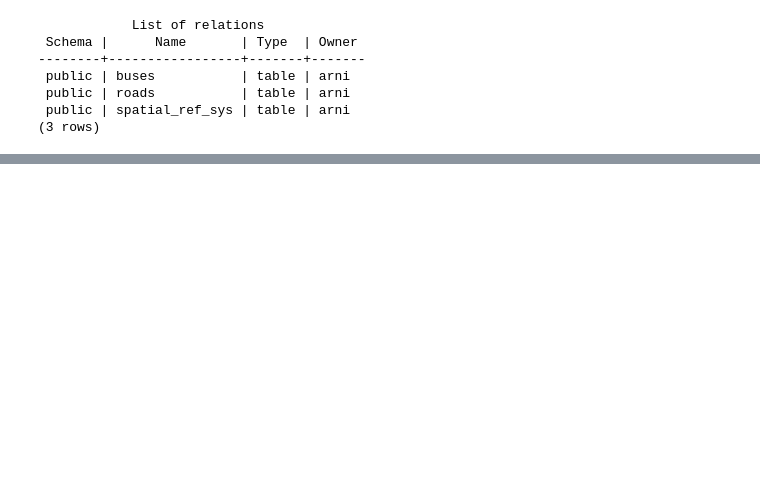
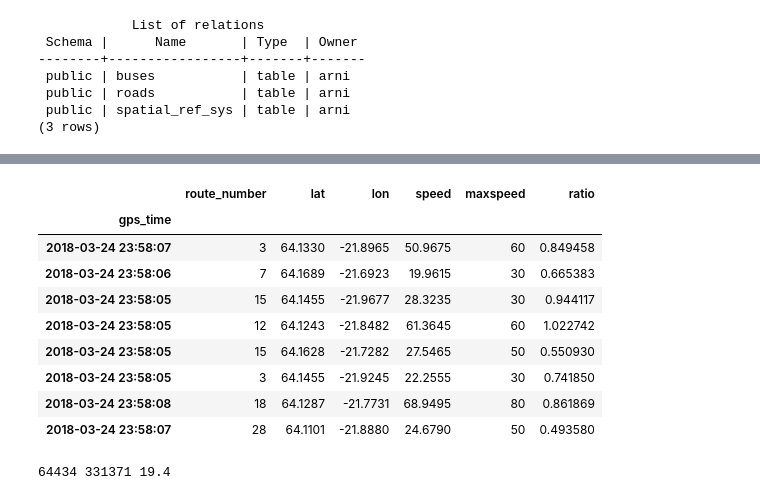
Before and after one commit to ArniDagur/straeto-notebook, a Jupyter notebook: straeto-notebook.ipynb, the cells around one changed output, grey strips where cells are left out. Cells and saved outputs as stored; diff of their text form; code cells hidden in the pictures; blank space fills up the shorter version.

```diff
--- a/straeto-notebook.ipynb
+++ b/straeto-notebook.ipynb
@@ -198,0 +213,17 @@ ERROR:  column "maxspeed" of relation "buses" already exists
+# %%
+df.head(8)
+# %% [output]
+|  | route_number | lat | lon | speed | maxspeed | ratio |
+| gps_time |  |  |  |  |  |  |
+| 2018-03-24 23:58:07 | 3 | 64.1330 | -21.8965 | 50.9675 | 60 | 0.849458 |
+| 2018-03-24 23:58:06 | 7 | 64.1689 | -21.6923 | 19.9615 | 30 | 0.665383 |
+| 2018-03-24 23:58:05 | 15 | 64.1455 | -21.9677 | 28.3235 | 30 | 0.944117 |
+| 2018-03-24 23:58:05 | 12 | 64.1243 | -21.8482 | 61.3645 | 60 | 1.022742 |
+| 2018-03-24 23:58:05 | 15 | 64.1628 | -21.7282 | 27.5465 | 50 | 0.550930 |
+| 2018-03-24 23:58:05 | 3 | 64.1455 | -21.9245 | 22.2555 | 30 | 0.741850 |
+| 2018-03-24 23:58:08 | 18 | 64.1287 | -21.7731 | 68.9495 | 80 | 0.861869 |
+| 2018-03-24 23:58:07 | 28 | 64.1101 | -21.8880 | 24.6790 | 50 | 0.493580 |
+# %%
+print(len(over), len(under), round(len(over)*100/len(under), 1))
+# %% [output]
+64434 331371 19.4
```
Also changed, not shown: parts of 20 cells of this notebook.
